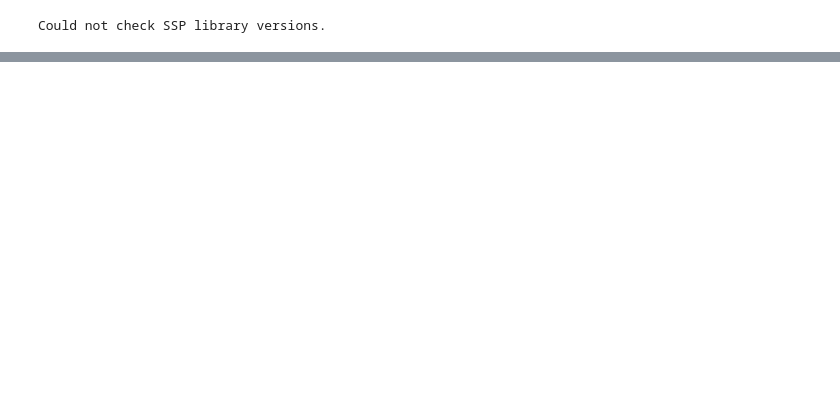
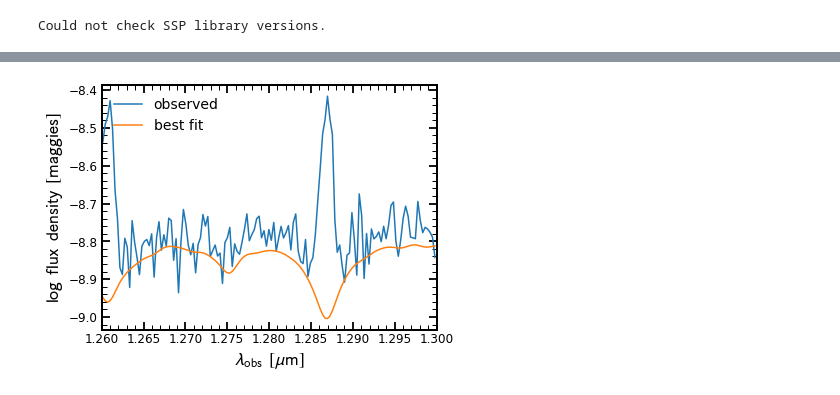
Before and after one commit to stacchella/spec_vs_phot, a Jupyter notebook: Result_Analysis.ipynb, the cells around one changed output, grey strips where cells are left out. Drawn from its saved outputs; the diff is of its cells as text; code cells hidden in the pictures; blank space fills up the shorter version.

```diff
--- a/Result_Analysis.ipynb
+++ b/Result_Analysis.ipynb
@@ -119,0 +159,19 @@ spec, phot, x = mod.mean_model(theta_max, obs=obs, sps=sps)
+# %%
+idx = (obs['wavelength'] > 12600) & (obs['wavelength'] < 13000)
+
+fig, axes = plt.subplots(1, 1, figsize=(6.0, 4.5))
+
+axes.plot(obs['wavelength'][idx]/10**4, np.log10(obs['spectrum'][idx]), '-', color='C0', label='observed')
+axes.plot(obs['wavelength'][idx]/10**4, np.log10(spec[idx]), '-', color='C1', label='best fit')
+
+axes.set_xlim([1.26, 1.3])
+#axes.set_ylim([26.7, 24.0])
+
+axes.set_xlabel(r'$\lambda_{\rm obs}\/\/\/[\mu\mathrm{m}]$', fontsize=18)
+axes.set_ylabel(r'$\log\/\/\/\mathrm{flux}\/\/\/\mathrm{density}\/\/\/[\mathrm{maggies}]$', fontsize=18)
+axes.legend(frameon=False, fontsize=14)
+
+# plt.savefig(path_figure + 'investigate_resolution_spec.pdf', format='pdf', bbox_inches='tight')
+plt.show()
+# %% [output]
+[figure, added]
```
Also changed, not shown: parts of 42 cells of this notebook, 7 other files.
